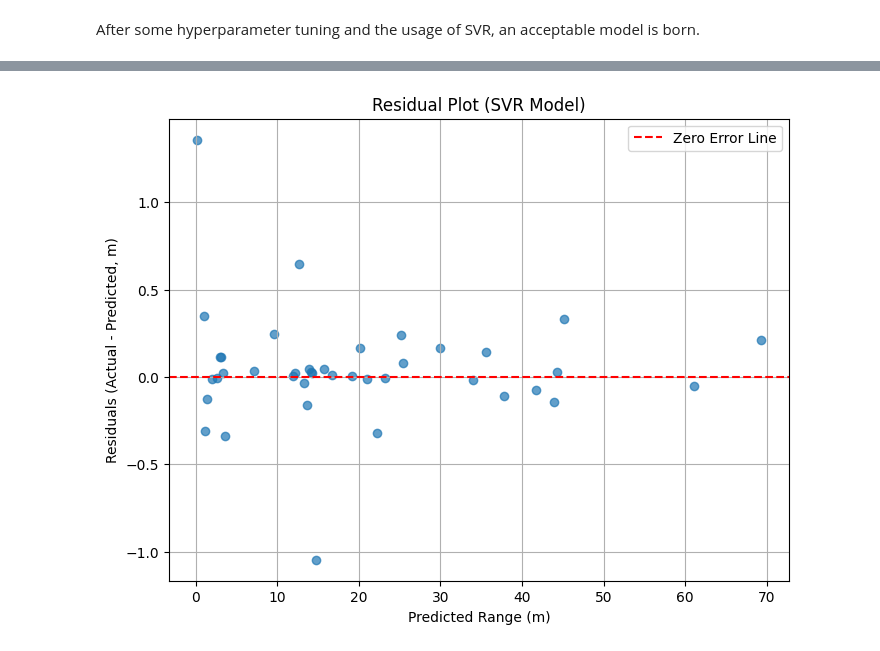
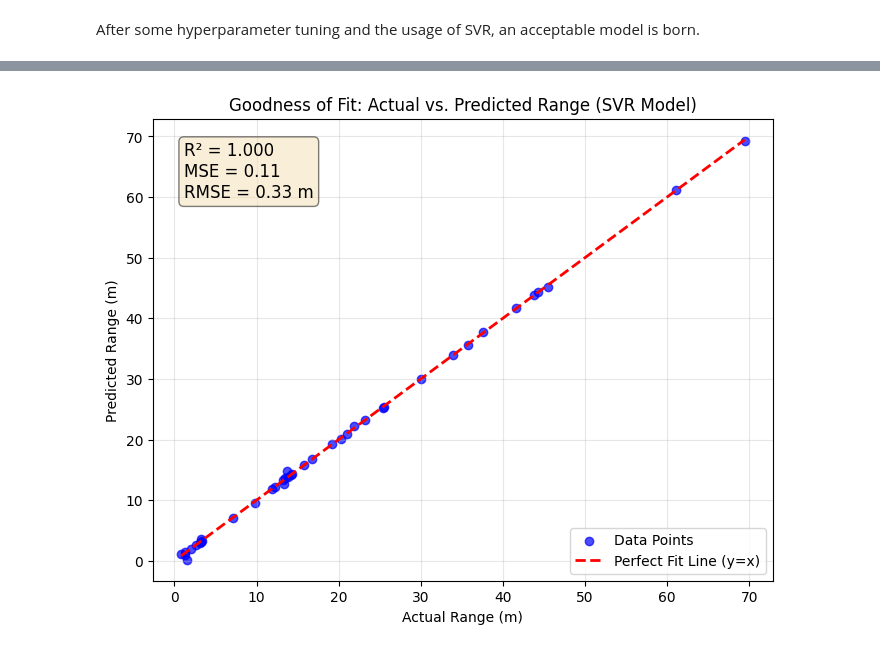
Before and after one commit to veeonda/ProjectileMotionProject, a Jupyter notebook: 2d_predictor.ipynb, the cells around one changed output, grey strips where cells are left out. Drawn from its saved outputs; the diff is of its cells as text; code cells hidden in the pictures.

```diff
--- a/2d_predictor.ipynb
+++ b/2d_predictor.ipynb
@@ -56,25 +57,0 @@ Simple LinearRegression model doesn't find the correlation.
-# %%
-from sklearn.ensemble import RandomForestRegressor
-from sklearn.model_selection import GridSearchCV  # For tuning
-
-# Define parameter grid
-param_grid = {
-    'n_estimators': [100, 200, 500],  # More trees
-    'max_depth': [None, 10, 20],      # Deeper trees
-    'min_samples_split': [2, 5, 10]   # Control splits
-}
-
-# Grid search for best params (may take time)
-grid_search = GridSearchCV(RandomForestRegressor(random_state=42), param_grid, cv=3, scoring='r2')
-grid_search.fit(X_train, y_train)
-
-# Best model
-best_model = grid_search.best_estimator_
-print("Best params:", grid_search.best_params_)
-
-# Predict with best model
-predictions = best_model.predict(X_test)
-from sklearn.metrics import mean_squared_error, r2_score
-mse = mean_squared_error(y_test, predictions)
-r2 = r2_score(y_test, predictions)
-print(f"MSE: {mse:.2f}, R²: {r2:.2f}")
@@ -131,38 +89,23 @@ plt.show()
-# %%
-residuals = y_test - predictions
-
-plt.figure(figsize=(8, 6))
-plt.scatter(predictions, residuals, alpha=0.7)
-plt.axhline(y=0, color='r', linestyle='--', label='Zero Error Line')
-plt.xlabel('Predicted Range (m)')
-plt.ylabel('Residuals (Actual - Predicted, m)')
-plt.title('Residual Plot (SVR Model)')
-plt.legend()
-plt.grid(True)
-plt.show()
-# %% [output]
-[figure]
 # %%
 import matplotlib.pyplot as plt
 from sklearn.metrics import r2_score, mean_squared_error
 
-# Assuming predictions and y_test are already calculated
-r2 = r2_score(y_test, predictions)
-mse = mean_squared_error(y_test, predictions)
 rmse = mse ** 0.5  # Root MSE for units (meters)
 
 plt.figure(figsize=(8, 6))
 plt.scatter(y_test, predictions, alpha=0.7, color='blue', label='Data Points')
 plt.plot([min(y_test), max(y_test)], [min(y_test), max(y_test)], 'r--', linewidth=2, label='Perfect Fit Line (y=x)')
 
-# Annotate metrics on the graph
+# Graph Annotation
 plt.text(0.05, 0.95, f'R² = {r2:.3f}\nMSE = {mse:.2f}\nRMSE = {rmse:.2f} m',
          transform=plt.gca().transAxes, fontsize=12, verticalalignment='top',
          bbox=dict(boxstyle='round', facecolor='wheat', alpha=0.5))
 
 plt.xlabel('Actual Range (m)')
 plt.ylabel('Predicted Range (m)')
 plt.title('Goodness of Fit: Actual vs. Predicted Range (SVR Model)')
 plt.legend()
 plt.grid(True, alpha=0.3)
 plt.show()
+# %% [output]
+[figure, added]
```
Also changed, not shown: parts of 9 cells of this notebook, 1 other file.
